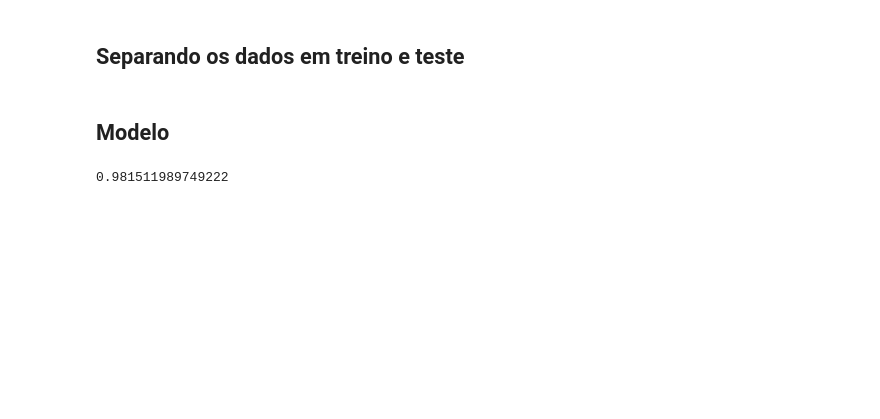
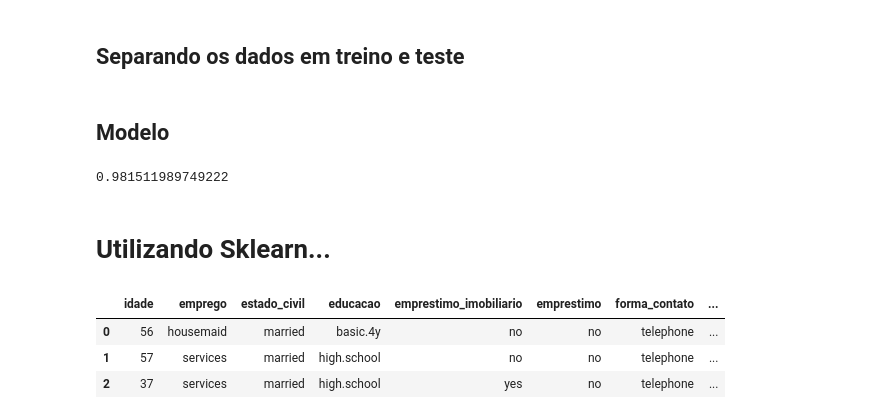
Before and after one commit to bruno-marcelino10/projeto-icd-ufmg, a Jupyter notebook: notebook/EDA.ipynb, the cells around one changed output. Saved outputs shown, nothing was run; the diff lists cells and outputs as text; code cells hidden in the pictures; blank space fills up the shorter version.

Commit message:
adicionando previsoes com sklearn

```diff
--- a/notebook/EDA.ipynb
+++ b/notebook/EDA.ipynb
@@ -725,3 +652,5 @@ pred = PredictionAccuracy(modelo, teste, teste_alvo)
 print(pred)
 # %% [output]
 0.981511989749222
+# %% [markdown]
+# Utilizando Sklearn...
@@ -727,0 +662,7 @@ print(pred)
+# %%
+df.head(3)
+# %% [output]
+|  | idade | emprego | estado_civil | educacao | emprestimo_imobiliario | emprestimo | forma_contato | ... |
+| 0 | 56 | housemaid | married | basic.4y | no | no | telephone | ... |
+| 1 | 57 | services | married | high.school | no | no | telephone | ... |
+| 2 | 37 | services | married | high.school | yes | no | telephone | ... |
```
Also changed, not shown: parts of 43 cells of this notebook.
